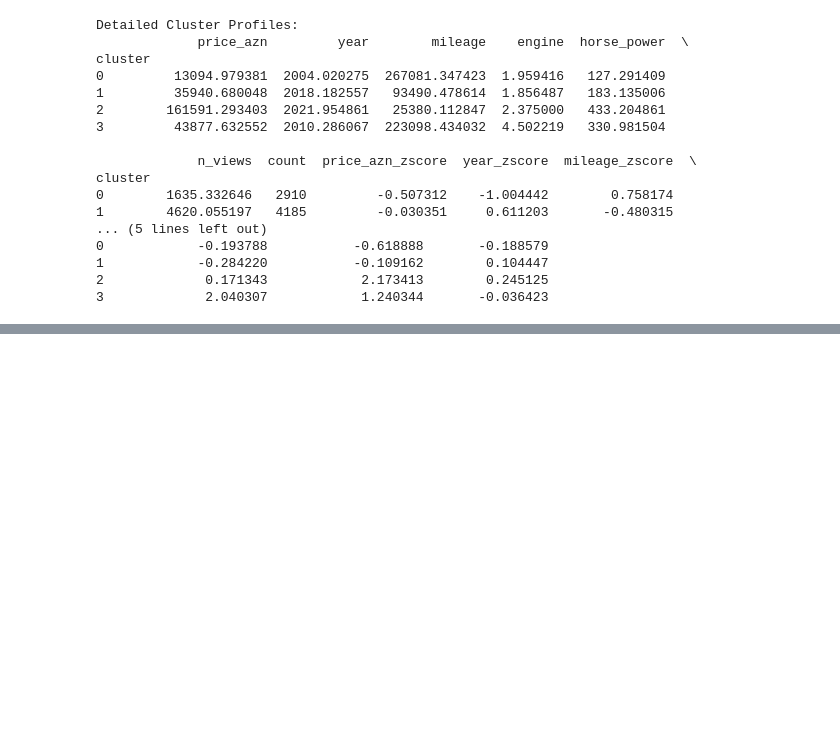
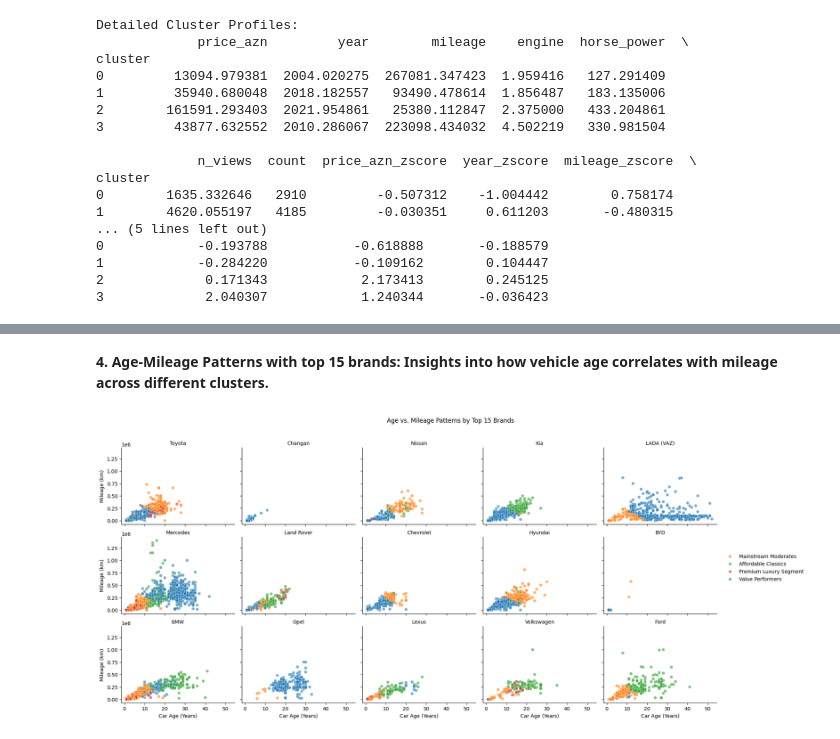
Before and after one commit to SadigMammadov/Turbo_Az_Clustering, a Jupyter notebook: kmeans.ipynb, the cells around one changed output, grey strips where cells are left out. Drawn from its saved outputs; the diff is of its cells as text; code cells hidden in the pictures; blank space fills up the shorter version.

```diff
--- a/kmeans.ipynb
+++ b/kmeans.ipynb
@@ -138,0 +182,16 @@ cluster
+# %% [markdown]
+**4. Age-Mileage Patterns with top 15 brands: Insights into how vehicle age correlates with mileage across different clusters.**
+# %%
+top_brands = df['make'].value_counts().head(15).index
+df_top = df[df['make'].isin(top_brands)]
+
+g = sns.FacetGrid(df_top, col='make', col_wrap=5, height=3.5, sharex=True, sharey=True)
+g.map_dataframe(sns.scatterplot, x=2025 - df_top['year'], y='mileage', hue='persona', alpha=0.6)
+g.set_axis_labels("Car Age (Years)", "Mileage (km)")
+g.set_titles("{col_name}")
+g.add_legend()
+plt.subplots_adjust(top=0.9)
+g.fig.suptitle("Age vs. Mileage Patterns by Top 15 Brands")
+plt.show()
+# %% [output]
+[figure, added]
```
Also changed, not shown: parts of 7 cells of this notebook.
